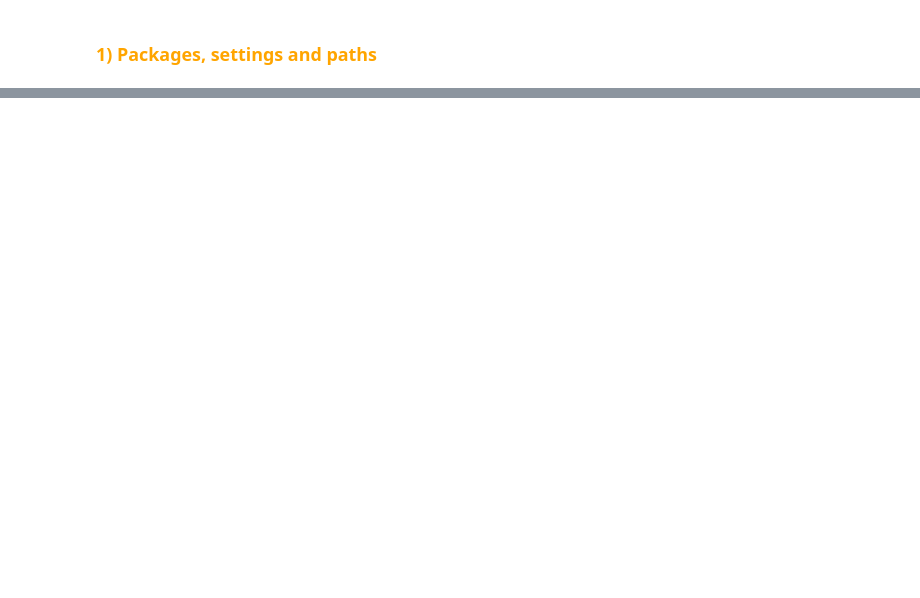
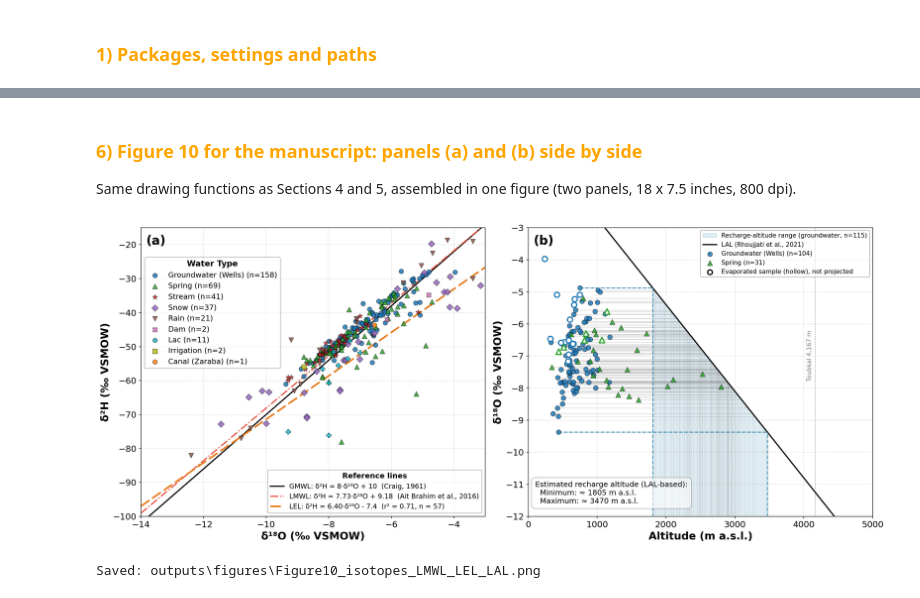
Before and after one commit to ElFarchouni/Haouz-Mejjate-recharge-SOM-EMMA, a Jupyter notebook: notebooks/04_isotopes/02_isotopes.ipynb, the cells around one changed output, grey strips where cells are left out. Saved outputs shown, nothing was run; the diff lists cells and outputs as text; code cells hidden in the pictures; blank space fills up the shorter version.

```diff
--- a/notebooks/04_isotopes/02_isotopes.ipynb
+++ b/notebooks/04_isotopes/02_isotopes.ipynb
@@ -33,7 +47,7 @@ pd.set_option('display.max_columns', None)
 pd.set_option('display.max_rows', 60)
 pd.set_option('display.width', 120)
 
-# ── Plot defaults ────────────────────────────────────────────────────
+# ── Plot defaults (PNG only) ─────────────────────────────────────────
 plt.rcParams.update({
     'figure.dpi': 150,
     'savefig.dpi': 800,
@@ -48,9 +62,10 @@ plt.rcParams.update({
 # ── Paths (built from the repository root, so they work on any computer) ──
 ROOT = next(p for p in [Path.cwd(), *Path.cwd().parents]
             if (p / "data").is_dir() and (p / "notebooks").is_dir())
-DATA_FILE    = ROOT / "data" / "All_data1.xlsx"
 DIR_INTERMED = ROOT / "outputs" / "intermediate"
 DIR_TABLES   = ROOT / "outputs" / "tables"
 DIR_FIGURES  = ROOT / "outputs" / "figures"
 for d in (DIR_INTERMED, DIR_TABLES, DIR_FIGURES):
     d.mkdir(parents=True, exist_ok=True)
+DATA_FILE = DIR_INTERMED / "data_EMMA1.xlsx"
+print(f"  Input: {DATA_FILE.relative_to(ROOT)}  (exists: {DATA_FILE.is_file()})")
@@ -336,0 +423,16 @@ Interpretation: slope < 8 confirms kinetic fractionation by evaporation.
+# %% [markdown]
+### <font color='orange'> **6) Figure 10 for the manuscript: panels (a) and (b) side by side** </font>
+
+Same drawing functions as Sections 4 and 5, assembled in one figure (two panels, 18 x 7.5 inches, 800 dpi).
+# %%
+fig, (ax1, ax2) = plt.subplots(1, 2, figsize=(18, 7.5))
+draw_panel_a(ax1, label="(a)")
+draw_panel_b(ax2, label="(b)")
+plt.tight_layout()
+FIG10 = DIR_FIGURES / "Figure10_isotopes_LMWL_LEL_LAL.png"
+fig.savefig(FIG10, dpi=800)
+plt.show()
+print("Saved:", FIG10.relative_to(ROOT))
+# %% [output]
+[figure, added]
+Saved: outputs\figures\Figure10_isotopes_LMWL_LEL_LAL.png
```
Also changed, not shown: parts of 19 cells of this notebook, 38 other files.
